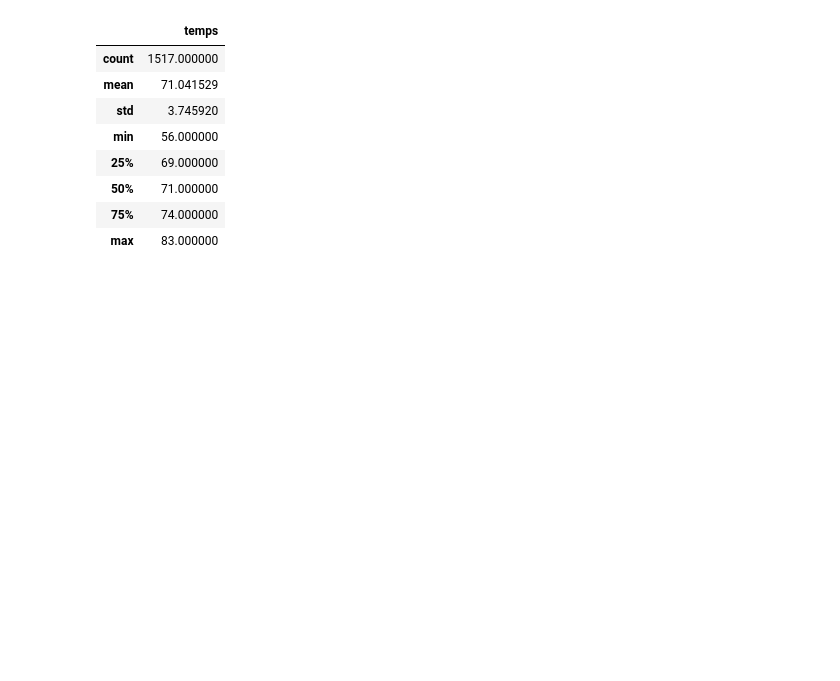
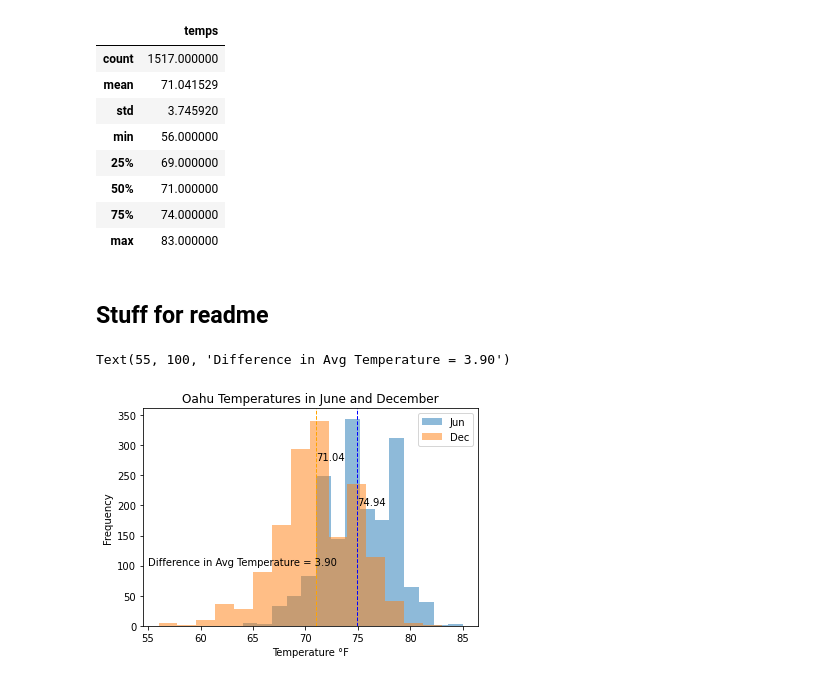
Before and after one commit to jzebker/surfs_up, a Jupyter notebook: SurfsUp_Challenge.ipynb, the cells around one changed output. Cells and saved outputs as stored; diff of their text form; code cells hidden in the pictures; blank space fills up the shorter version.

Commit message:
readme pics

```diff
--- a/SurfsUp_Challenge.ipynb
+++ b/SurfsUp_Challenge.ipynb
@@ -39,6 +35,6 @@ WHERE CAST(STRFTIME('%m', measurement.date) AS INTEGER) = ?
 results = session.query(Measurement.date, Measurement.tobs).filter(extract('month', Measurement.date) == '06').all()
 # %%
 # 4. Create a DataFrame from the list of temperatures for the month of June.
-df = pd.DataFrame(results, columns=['date','temps'])
+jundf = pd.DataFrame(results, columns=['date','temps'])
 # %%
 # 5. Calculate and print out the summary statistics for the June temperature DataFrame.
@@ -67,5 +59,5 @@ WHERE CAST(STRFTIME('%m', measurement.date) AS INTEGER) = ?
 results = session.query(Measurement.date, Measurement.tobs).filter(extract('month', Measurement.date) == '12').all()
 # %%
 # 8. Create a DataFrame from the list of temperatures for the month of December.
-df = pd.DataFrame(results, columns=['date','temps'])
+decdf = pd.DataFrame(results, columns=['date','temps'])
 # %%
@@ -81,3 +73,5 @@ df.describe()
 | 50% | 71.000000 |
 | 75% | 74.000000 |
 | max | 83.000000 |
+# %% [markdown]
+## Stuff for readme
@@ -83,0 +80,14 @@ df.describe()
+# %%
+# TEMPERATURE MUST BE IN FAHRENHEIT
+ax = jundf.plot.hist(bins=15,alpha=.5)
+decdf.plot.hist(bins=15,alpha=.5,ax=ax)
+ax.legend(['Jun','Dec'])
+ax.set(title='Oahu Temperatures in June and December',xlabel='Temperature °F')
+ax.axvline(x=jundf['temps'].mean(), color='blue', linestyle='dashed', linewidth=1)
+plt.text(jundf['temps'].mean(),200,round(jundf['temps'].mean(),2))
+ax.axvline(x=decdf['temps'].mean(), color='orange', linestyle='dashed', linewidth=1)
+plt.text(decdf['temps'].mean(),275,round(decdf['temps'].mean(),2))
+plt.text(55,100,'Difference in Avg Temperature = 3.90')
+# %% [output]
+Text(55, 100, 'Difference in Avg Temperature = 3.90')
+[figure, added]
```
Also changed, not shown: parts of 13 cells of this notebook, 5 other files.
